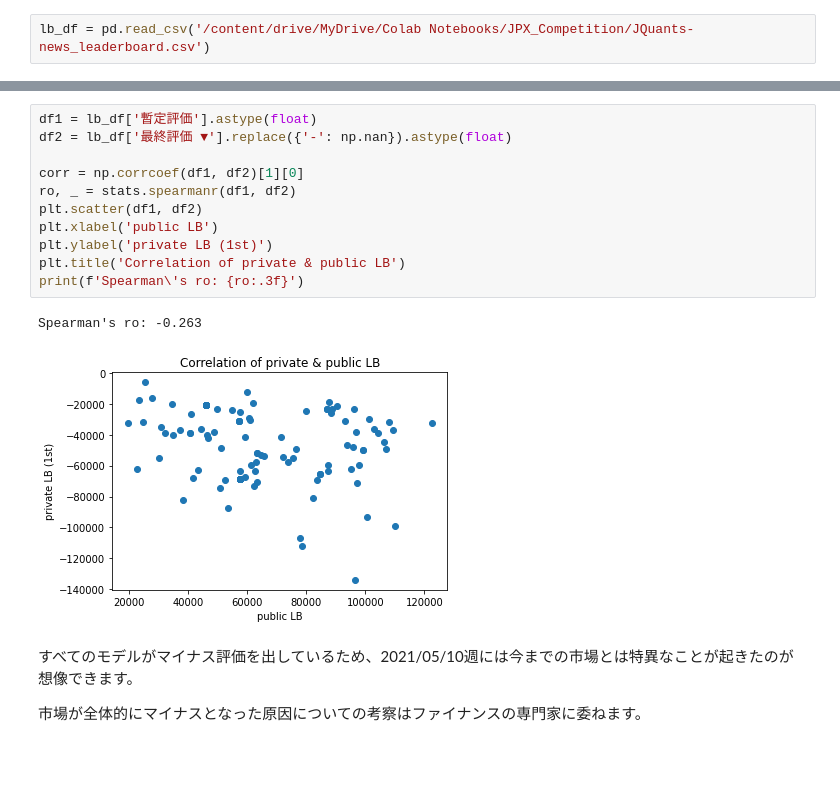
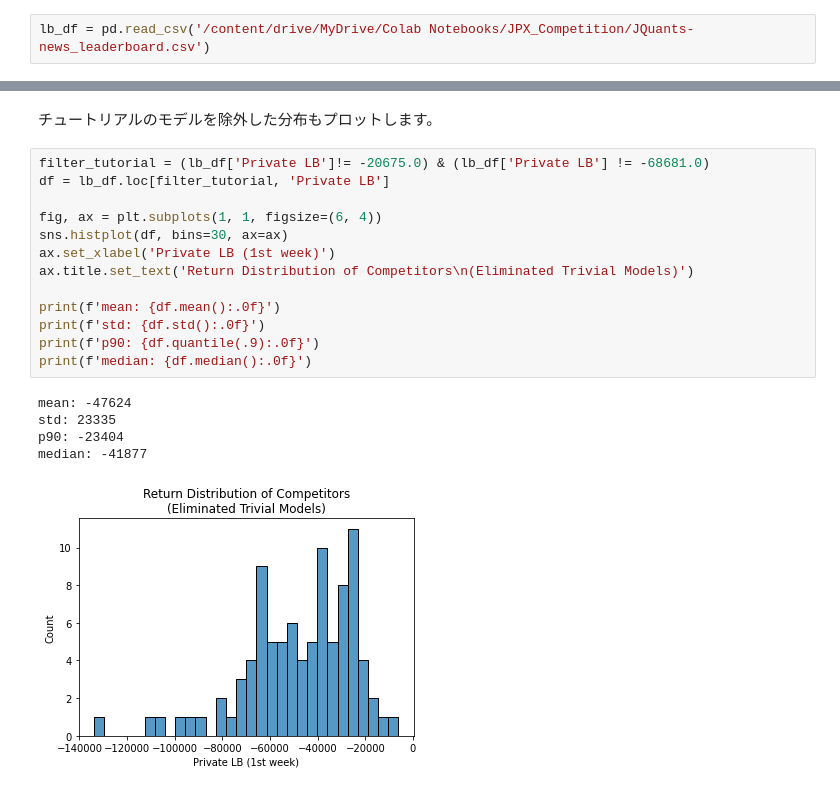
Before and after one commit to bilzard/JQuants-news, a Jupyter notebook: Ex01_JQuants_news_evaluation_1st_week.ipynb, the cells around one changed output, grey strips where cells are left out. Saved outputs shown, nothing was run; the diff lists cells and outputs as text; blank space fills up the shorter version.

```diff
--- a/Ex01_JQuants_news_evaluation_1st_week.ipynb
+++ b/Ex01_JQuants_news_evaluation_1st_week.ipynb
@@ -67,18 +70,21 @@ Private LB のスコアが高いモデルは、リターンの期待値が大き
-# %%
-df1 = lb_df['暫定評価'].astype(float)
-df2 = lb_df['最終評価 ▼'].replace({'-': np.nan}).astype(float)
-
-corr = np.corrcoef(df1, df2)[1][0]
-ro, _ = stats.spearmanr(df1, df2)
-plt.scatter(df1, df2)
-plt.xlabel('public LB')
-plt.ylabel('private LB (1st)')
-plt.title('Correlation of private & public LB')
-print(f'Spearman\'s ro: {ro:.3f}')
-# %% [output]
-Spearman's ro: -0.263
-[figure, removed]
-# %% [markdown]
-すべてのモデルがマイナス評価を出しているため、2021/05/10週には今までの市場とは特異なことが起きたのが想像できます。
-
-市場が全体的にマイナスとなった原因についての考察はファイナンスの専門家に委ねます。
+# %% [markdown]
+チュートリアルのモデルを除外した分布もプロットします。
+# %%
+filter_tutorial = (lb_df['Private LB']!= -20675.0) & (lb_df['Private LB'] != -68681.0)
+df = lb_df.loc[filter_tutorial, 'Private LB']
+
+fig, ax = plt.subplots(1, 1, figsize=(6, 4))
+sns.histplot(df, bins=30, ax=ax)
+ax.set_xlabel('Private LB (1st week)')
+ax.title.set_text('Return Distribution of Competitors\n(Eliminated Trivial Models)')
+
+print(f'mean: {df.mean():.0f}')
+print(f'std: {df.std():.0f}')
+print(f'p90: {df.quantile(.9):.0f}')
+print(f'median: {df.median():.0f}')
+# %% [output]
+mean: -47624
+std: 23335
+p90: -23404
+median: -41877
+[figure, added]
```
Also changed, not shown: parts of 17 cells of this notebook.
